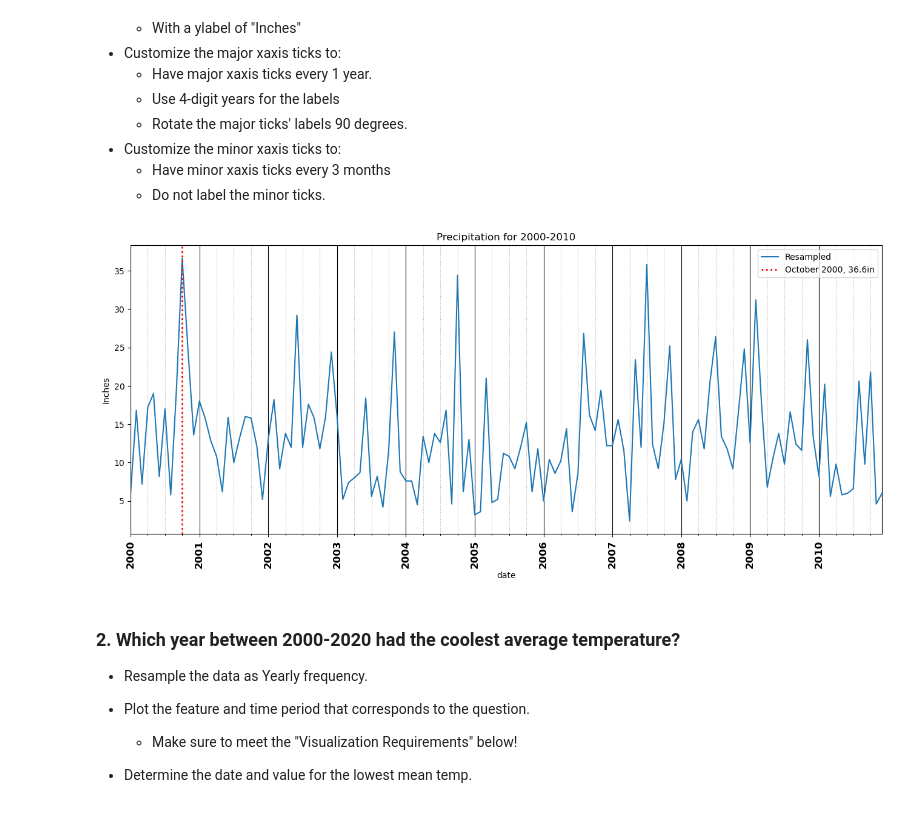
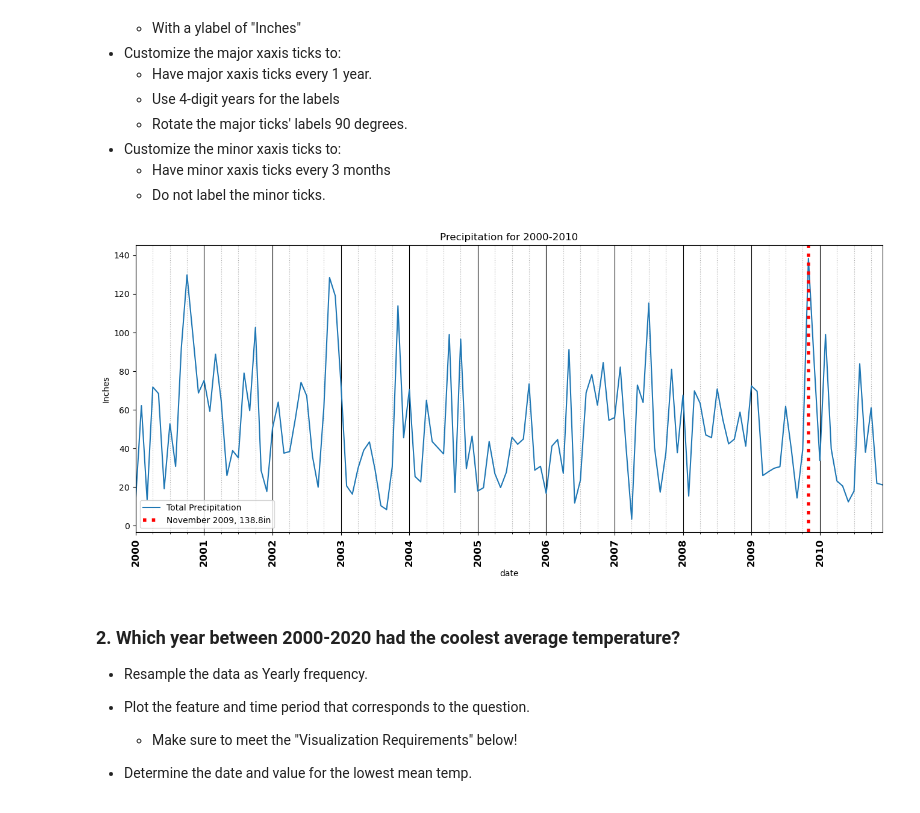
Before and after one commit to wrodemoyer/Resampling-Datetime-Data-Core, a Jupyter notebook: Resampling Datetime Data.ipynb, the cells around one changed output. Drawn from its saved outputs; the diff is of its cells as text; code cells hidden in the pictures.

```diff
--- a/Resampling Datetime Data.ipynb
+++ b/Resampling Datetime Data.ipynb
@@ -199,10 +199,10 @@ df['mean_temp']= df['mean_temp'].interpolate()
 df['min_temp']= df['min_temp'].interpolate()
 
 # precipitation
-df['precipitation']= df['precipitation'].interpolate()
+df['precipitation']= df['precipitation'].fillna(0)
 
 # snow_depth
-df['snow_depth']= df['snow_depth'].fillna(method= 'ffill')
+df['snow_depth']= df['snow_depth'].fillna(0)
 
 
 df.isna().sum()
@@ -282,8 +282,8 @@ date
 2010-12-31    0.0
 Name: precipitation, Length: 4018, dtype: float64
 # %%
-pcp_ms_res= pcp.resample('MS').max()
-pcp_ms_res.name= 'Resampled'
+pcp_ms_res= pcp.resample('M').sum()
+pcp_ms_res.name= 'Total Precipitation'
 pcp_ms_res.head()
 # %% [output]
 date
@@ -323,22 +323,22 @@ Visuals
 # %%
 fig, ax= plt.subplots(figsize=(16,7))
 
 pcp_ms_res.plot(ax=ax, title= 'Precipitation for 2000-2010', ylabel= 'Inches');
 
 ax.set_xticks(ax.get_xticks())
 ax.set_xticklabels(ax.get_xticklabels(), fontsize= 'large', fontweight='bold')
 
 # Custom major&minor ticks
 ax.grid(which='minor', axis='x', ls=':')
 ax.grid(which='major', axis='x', color='black')
 
 # Vertical line for max precipitation
-ax.axvline('2000-10-01', color= 'red', lw= 2, ls=':', label= 'October 2000, 36.6in')
+ax.axvline('2009-11-30', color= 'red', lw= 4, ls=':', label= 'November 2009, 138.8in')
 
 fig.autofmt_xdate(rotation=90, ha='center')
 ax.legend();
 # %% [output]
-[figure, old version]
+[figure, new version]
 # %% [markdown]
 ### 2. Which year between 2000-2020 had the coolest average temperature?
 
```
Also changed, not shown: parts of 9 cells of this notebook.
